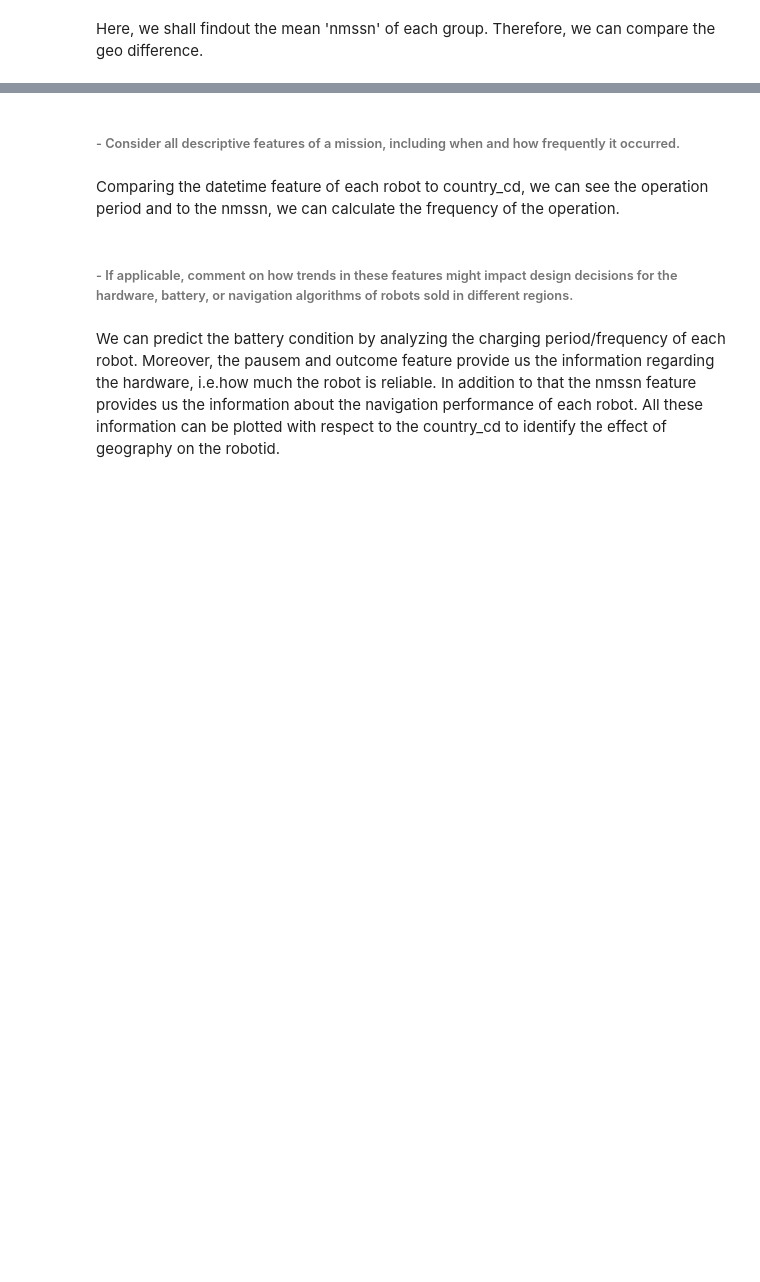
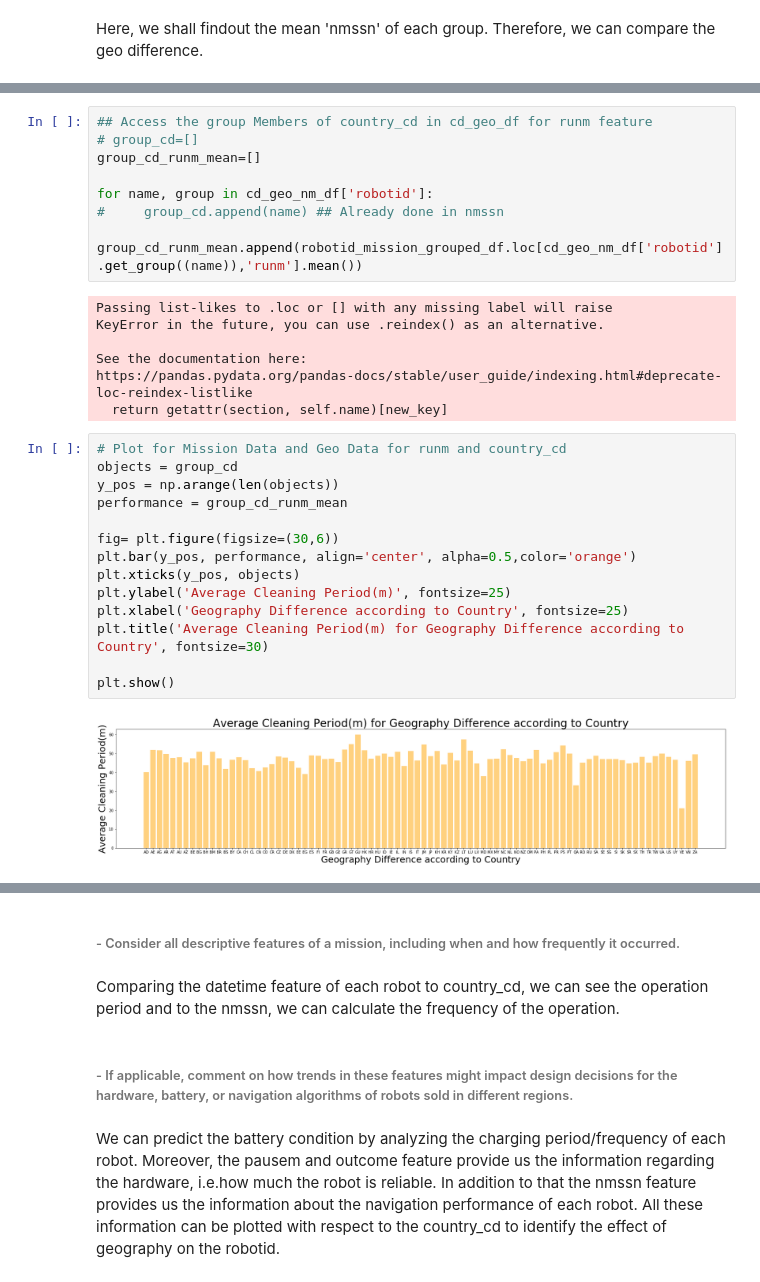
Before and after one commit to mkmrabby/Geo-and-Mission-Data-Analysis-for-the-Robot-Performance-Measurement, a Jupyter notebook: geo_mission_analysis.ipynb, the cells around one changed output, grey strips where cells are left out. Saved outputs shown, nothing was run; the diff lists cells and outputs as text; blank space fills up the shorter version.

```diff
--- a/geo_mission_analysis.ipynb
+++ b/geo_mission_analysis.ipynb
@@ -269,0 +275,31 @@ ZZUJVI3GXRLIG0MT   65.586207  45.827586  4.482759   5.344828
+# %%
+## Access the group Members of country_cd in cd_geo_df for runm feature
+# group_cd=[]
+group_cd_runm_mean=[]
+
+for name, group in cd_geo_nm_df['robotid']:
+#     group_cd.append(name) ## Already done in nmssn
+    group_cd_runm_mean.append(robotid_mission_grouped_df.loc[cd_geo_nm_df['robotid'].get_group((name)),'runm'].mean())
+# %% [output]
+Passing list-likes to .loc or [] with any missing label will raise
+KeyError in the future, you can use .reindex() as an alternative.
+
+See the documentation here:
+https://pandas.pydata.org/pandas-docs/stable/user_guide/indexing.html#deprecate-loc-reindex-listlike
+  return getattr(section, self.name)[new_key]
+# %%
+# Plot for Mission Data and Geo Data for runm and country_cd
+objects = group_cd
+y_pos = np.arange(len(objects))
+performance = group_cd_runm_mean
+
+fig= plt.figure(figsize=(30,6))
+plt.bar(y_pos, performance, align='center', alpha=0.5,color='orange')
+plt.xticks(y_pos, objects)
+plt.ylabel('Average Cleaning Period(m)', fontsize=25)
+plt.xlabel('Geography Difference according to Country', fontsize=25)
+plt.title('Average Cleaning Period(m) for Geography Difference according to Country', fontsize=30)
+
+plt.show()
+# %% [output]
+[figure, added]
```
Also changed, not shown: parts of 11 cells of this notebook.
